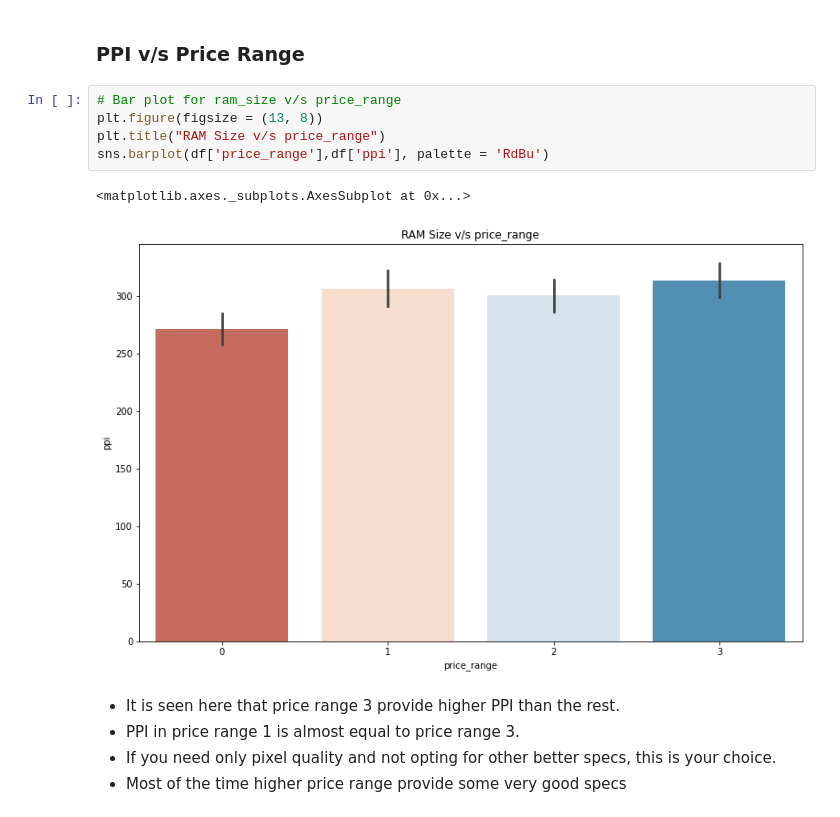
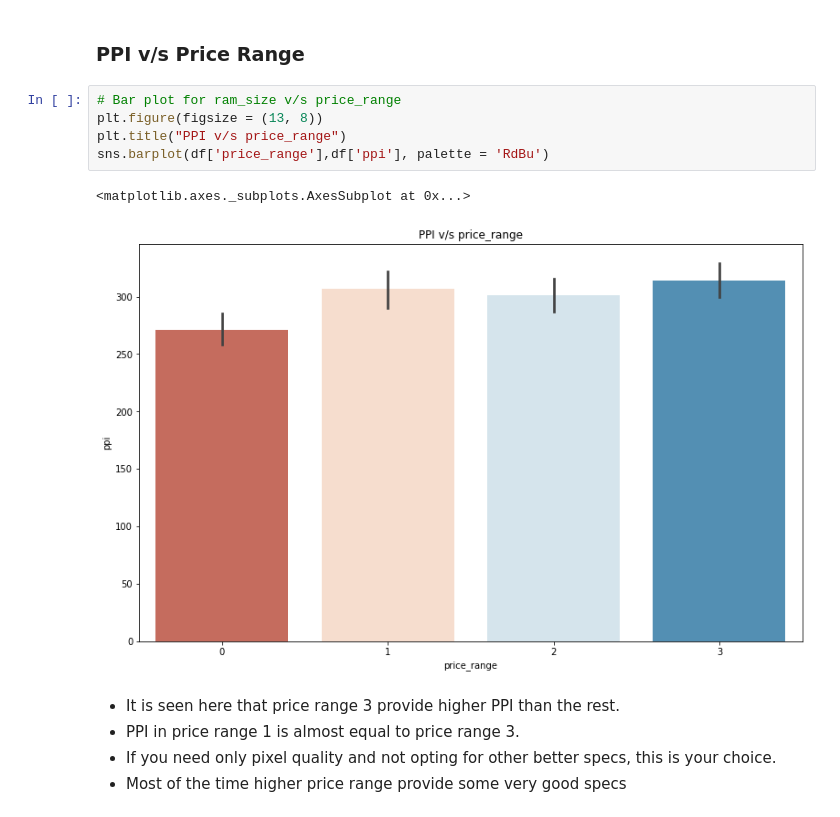
Before and after one commit to Ajay0110/Mobile-Price-Range-Prediction, a Jupyter notebook: Mobile_Price_Range_Prediction.ipynb, the cells around one changed output. Drawn from its saved outputs; the diff is of its cells as text.

```diff
--- a/Mobile_Price_Range_Prediction.ipynb
+++ b/Mobile_Price_Range_Prediction.ipynb
@@ -759,11 +759,11 @@ sns.boxplot(df['price_range'],df['battery_power'], palette = 'RdBu')
 # %%
 # Bar plot for ram_size v/s price_range
 plt.figure(figsize = (13, 8))
-plt.title("RAM Size v/s price_range")
+plt.title("PPI v/s price_range")
 sns.barplot(df['price_range'],df['ppi'], palette = 'RdBu')
 # %% [output]
 <matplotlib.axes._subplots.AxesSubplot at 0x...>
-[figure, old version]
+[figure, new version]
 # %% [markdown]
 *   It is seen here that price range 3 provide higher PPI than the rest.
 *   PPI in price range 1 is almost equal to price range 3.
```
Also changed, not shown: parts of 48 cells of this notebook.
